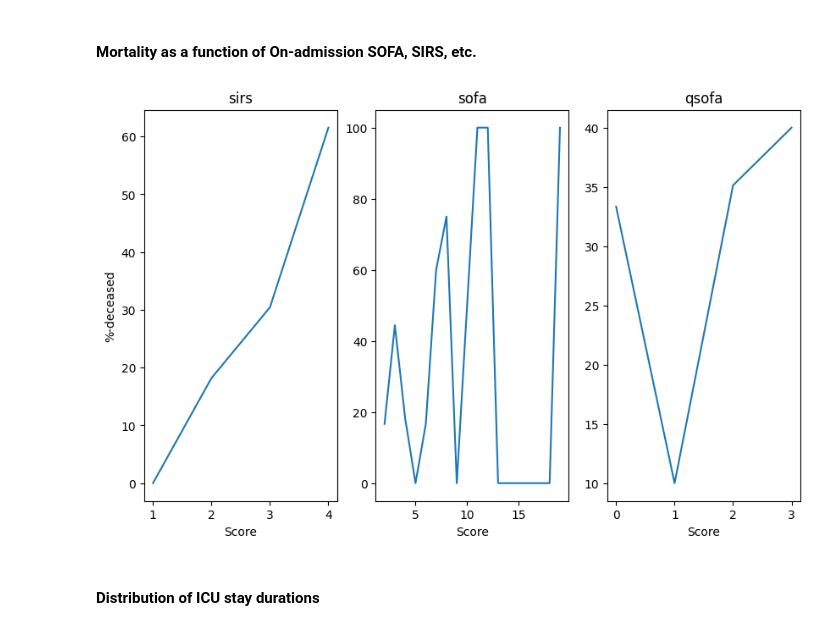
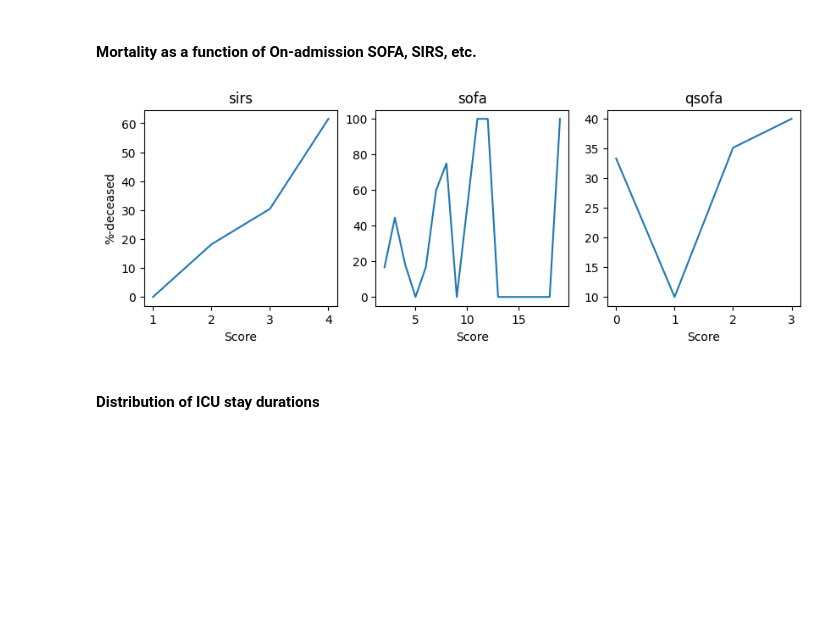
Before and after one commit to thomas097/Haemodynamic-Optimization-Reinforcement-Learning, a Jupyter notebook: exploratory_analysis/exploratory_data_analysis_mimic-iii-v1.4_v2.ipynb, the cells around one changed output. Drawn from its saved outputs; the diff is of its cells as text; code cells hidden in the pictures; blank space fills up the shorter version.

Commit message:
cleaned up plots

```diff
--- a/exploratory_analysis/exploratory_data_analysis_mimic-iii-v1.4_v2.ipynb
+++ b/exploratory_analysis/exploratory_data_analysis_mimic-iii-v1.4_v2.ipynb
@@ -23,8 +23,8 @@ import seaborn
 from collections import defaultdict
 
 # Directory in which final dataset is stored
-RAW_DATA_DIR = 'data/mimic-iii-clinical-database-demo-1.4'
-DATA_DIR = 'data/mimic-iii/final'
+RAW_DATA_DIR = '../data/mimic-iii-clinical-database-demo-1.4'
+DATA_DIR = '../data/mimic-iii/final'
 # %% [markdown]
 ### Convenience functions
 # %%
@@ -183,24 +183,24 @@ Name: diagnosis, Length: 95, dtype: int64
 # %%
 # Create df pairing expire_flag and severity scores by icustay_id
 cols1 = ['icustay_id', 'sirs', 'sofa', 'qsofa']
 cols2 = ['icustay_id', 'hospital_expire_flag']
 mortality_df = pd.merge(demographic_df[cols1], cohort_df[cols2], left_on='icustay_id', right_on='icustay_id', how='left')
 
 # Plot mortality rate as a function of disease severity
 scores = ['sirs', 'sofa', 'qsofa']
 
-plt.figure(figsize=(10, 6))
+plt.figure(figsize=(10, 3))
 for i, score in enumerate(scores):
     plt.subplot(1, len(scores), i + 1)
     group = mortality_df.groupby(score, sort=True)['hospital_expire_flag'].mean()
     plt.plot(group.index, group.values * 100)
     plt.title(score)
     if i == 0:
         plt.ylabel('%-deceased')
     plt.xlabel('Score')
 plt.show()
 # %% [output]
-[figure, old version]
+[figure, new version]
 # %% [markdown]
 #### Distribution of ICU stay durations
 # %%
```
